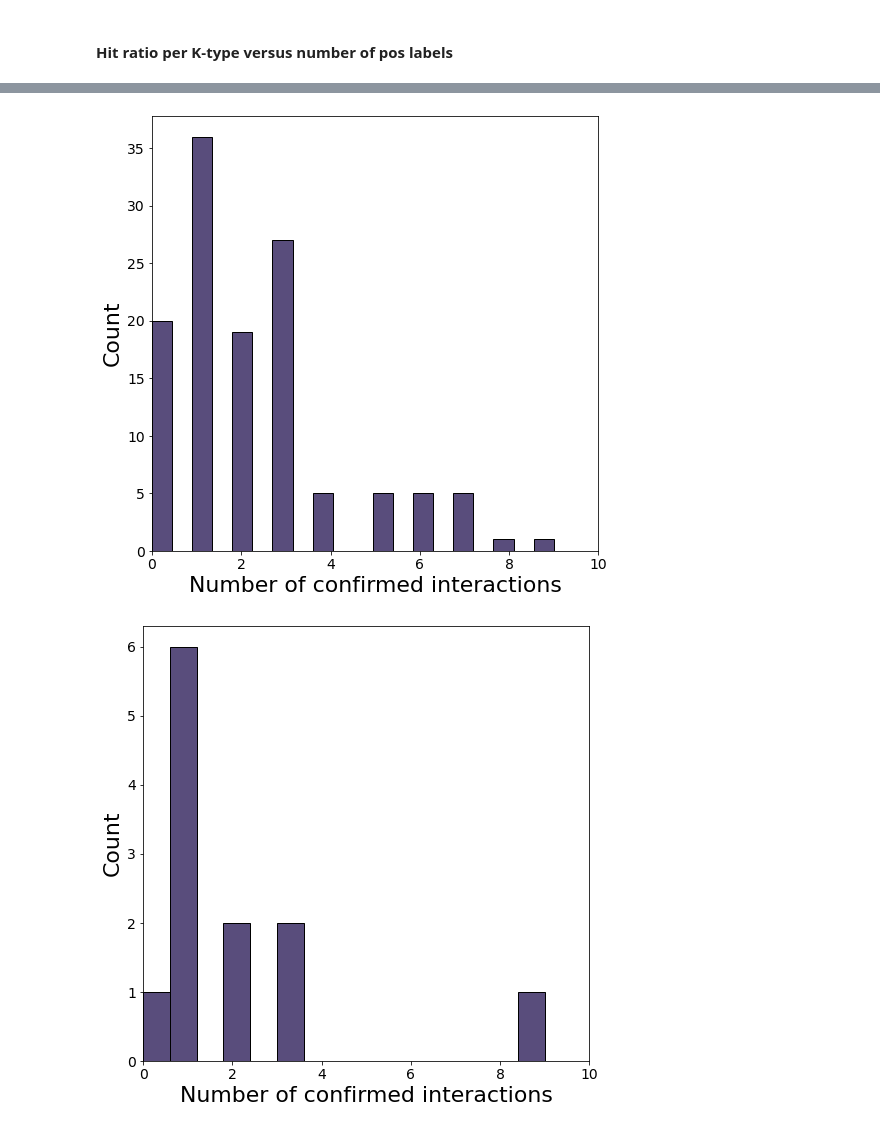
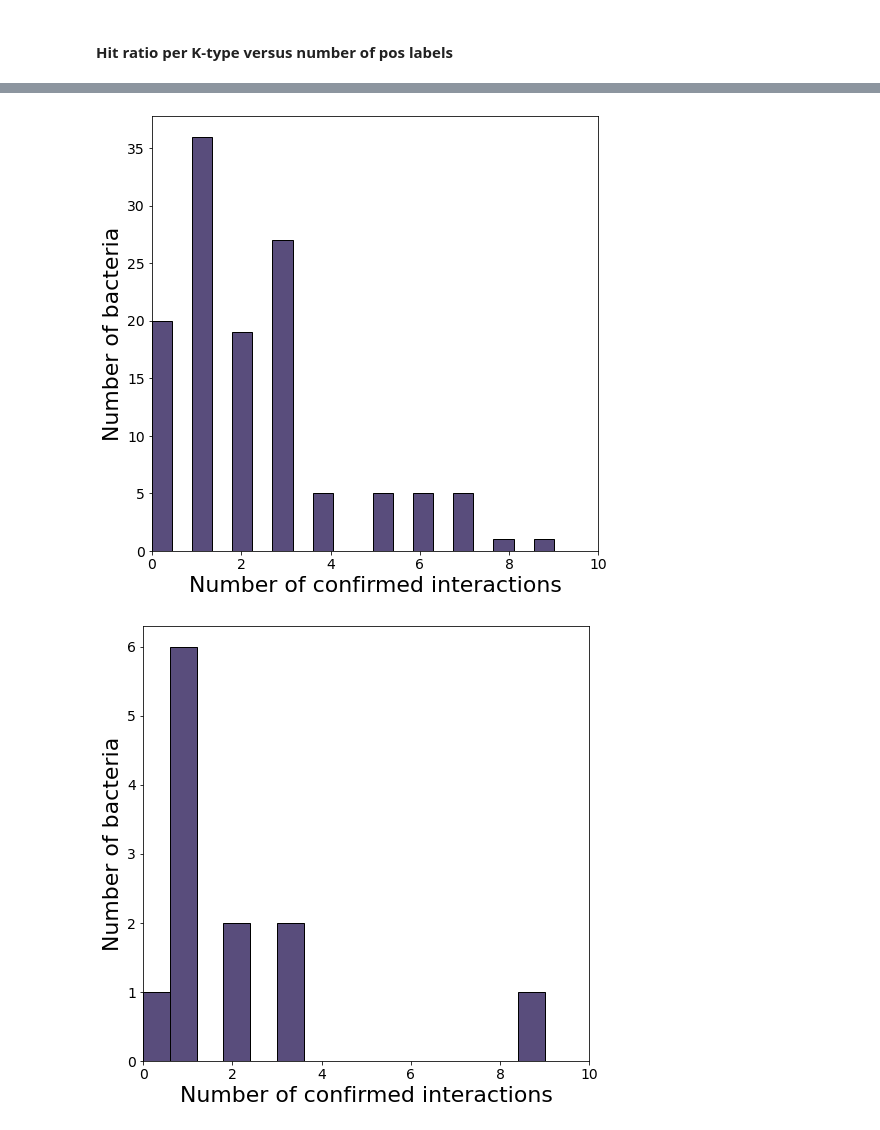
Before and after one commit to dimiboeckaerts/PhageHostLearn, a Jupyter notebook: code/phagehostlearn_training.ipynb, the cells around one changed output, grey strips where cells are left out. Cells and saved outputs as stored; diff of their text form; code cells hidden in the pictures.

Commit message:
PhageHostLearn - consistency updates (1)

```diff
--- a/code/phagehostlearn_training.ipynb
+++ b/code/phagehostlearn_training.ipynb
@@ -193,32 +176,23 @@ with open(results_path+'/v3.4/combined_logocv_results_v34.pickle', 'wb') as f:
 with open(results_path+'/v3.4/combined_logocv_results_v34.pickle', 'rb') as f:
     logo_results = pickle.load(f)
 scores_lan = logo_results['scores_language']
-scores_hdc = logo_results['scores_hdc']
 label_list = logo_results['labels']
 
 # compute performance
 rocaucs = []
 praucs = []
 rqueries_lan = []
-rqueries_hdc = []
-rqueries_ens = []
 random_guess = []
 for i in range(len(set(groups_loci))):
     score_lan = scores_lan[i]
-    score_hdc = scores_hdc[i]
-    score_ens = [phlu.uninorm(score_lan[j], score_hdc[j]) for j in range(len(score_lan))]
     y_test = label_list[i]
     try:
-            roc_auc = roc_auc_score(y_test, score_ens)
+            roc_auc = roc_auc_score(y_test, score_lan)
             rocaucs.append(roc_auc)
-            precision, recall, thresholds = precision_recall_curve(y_test, score_ens)
+            precision, recall, thresholds = precision_recall_curve(y_test, score_lan)
             praucs.append(round(auc(recall, precision), 3))
             ranked_lan = [x for _, x in sorted(zip(score_lan, y_test), reverse=True)]
-            ranked_hdc = [x for _, x in sorted(zip(score_hdc, y_test), reverse=True)]
-            ranked_ens = [x for _, x in sorted(zip(score_ens, y_test), reverse=True)]
             rqueries_lan.append(ranked_lan)
-            rqueries_hdc.append(ranked_hdc)
-            rqueries_ens.append(ranked_ens)
-            random_guess.append(random.sample(ranked_ens, len(ranked_ens)))
+            random_guess.append(random.sample(ranked_lan, len(ranked_lan)))
     except:
         pass
@@ -561,7 +454,7 @@ fig, ax = plt.subplots(figsize=(16,6))
 ax.hist(performance_hr_xgb, bins=25, color='#124559')
 #sns.barplot(x=[score for (key, score) in sortedpairs], y=[key for (key, score) in sortedpairs], ax=ax, palette='magma')
 ax.set_xlabel('Mean top-10 hit ratio', size=22)
-ax.set_ylabel('Number of occurrences', size=22)
+ax.set_ylabel('Number of K-types', size=22)
 ax.yaxis.set_tick_params(labelsize = 14)
 ax.xaxis.set_tick_params(labelsize = 14)
 fig.tight_layout()
@@ -591,20 +463,0 @@ fig.savefig(results_path+'/v3.4/performance_ktypes_svg.svg', format='svg', dpi=4
-# %%
-kaptive_table = pd.read_csv('/Users/dimi/GoogleDrive/PhD/4_PHAGEHOST_LEARNING/43_RESULTS/Kloci_exploration/kaptive_results_table.txt', sep='\t', header=0)
-top10 = [x[0] for x in sortedpairs if x[1] == 1] # all with HR == 1
-bottom10 = [x[0] for x in sortedpairs if x[1] == 0]
-countst10 = {'Perfect': 0, 'Very high': 0, 'High': 0, 'Good': 0, 'Low': 0, 'None': 0}
-countsb10 = {'Perfect': 0, 'Very high': 0, 'High': 0, 'Good': 0, 'Low': 0, 'None': 0}
-for i, locus in enumerate(kaptive_table['Best match type']):
-    if locus in top10:
-        conf = kaptive_table['Match confidence'][i]
-        countst10[conf] += 1
-    elif locus in bottom10:
-        conf = kaptive_table['Match confidence'][i]
-        countsb10[conf] += 1
-countst10 = pd.DataFrame({'Quality': countst10.keys(), 'Count': countst10.values()})
-countsb10 = pd.DataFrame({'Quality': countsb10.keys(), 'Count': countsb10.values()})
-# %%
-fig, (ax1, ax2) = plt.subplots(2, 1, figsize=(8, 14))
-sns.barplot(x='Quality', y='Count', data=countst10, ax=ax1, palette='magma')
-sns.barplot(x='Quality', y='Count', data=countsb10, ax=ax2, palette='magma')
-fig.savefig(results_path+'/v3.4/loci_quality_svg.svg', format='svg', dpi=400)
@@ -652,16 +483,16 @@ fig.tight_layout()
 # %%
 countlist = [countst10, countsmid, countsb10]
 binlist = [20, 15, 15]
 
 for i, count in enumerate(countlist):
     fig, ax = plt.subplots(figsize=(8, 8))
     sns.histplot(count, ax=ax, color='#221150', bins=binlist[i])
     ax.set_xlim(0, 10)
     ax.set_xlabel('Number of confirmed interactions', size=22)
-    ax.set_ylabel('Count', size=22)
+    ax.set_ylabel('Number of bacteria', size=22)
     ax.yaxis.set_tick_params(labelsize = 14)
     ax.xaxis.set_tick_params(labelsize = 14)
     fig.savefig(results_path+'/v3.4/ktypecounts_svg'+str(i)+'.svg', format='svg', dpi=400)
 # %% [output]
-[figure, old version]
+[figure, new version]
-[figure, old version]
+[figure, new version]
```
Also changed, not shown: parts of 30 cells of this notebook, 1 other file.
